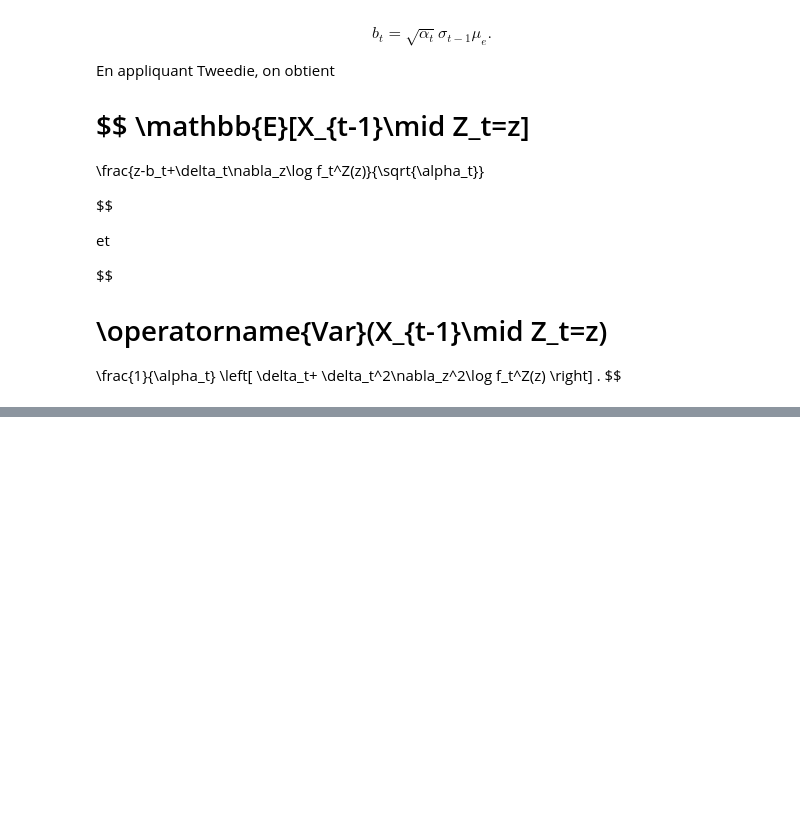
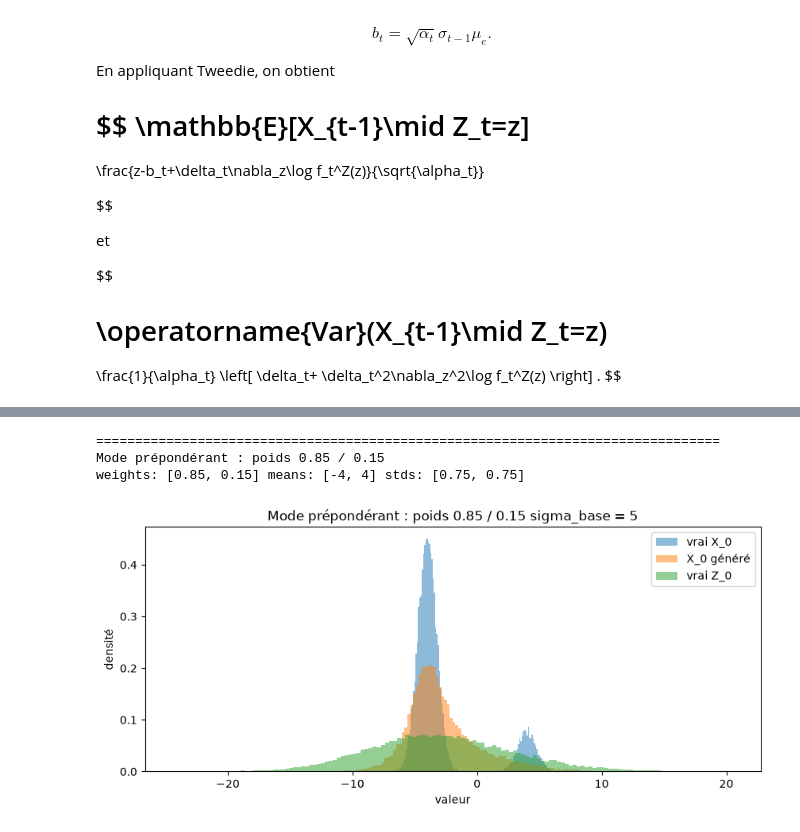
Before and after one commit to lealagonotte/stage_2026, a Jupyter notebook: test_with_true_score/true_score_mixture.ipynb, the cells around one changed output, grey strips where cells are left out. Cells and saved outputs as stored; diff of their text form; code cells hidden in the pictures; blank space fills up the shorter version.

```diff
--- a/test_with_true_score/true_score_mixture.ipynb
+++ b/test_with_true_score/true_score_mixture.ipynb
@@ -525,0 +618,7 @@ weights: [0.5, 0.5] means: [-4, 4] stds: [1, 1]
+# %%
+dict=run_scenario("mode_preponderant", n_samples=n_samples)
+# %% [output]
+================================================================================
+Mode prépondérant : poids 0.85 / 0.15
+weights: [0.85, 0.15] means: [-4, 4] stds: [0.75, 0.75]
+[figure, added]
```
Also changed, not shown: parts of 7 cells of this notebook.
